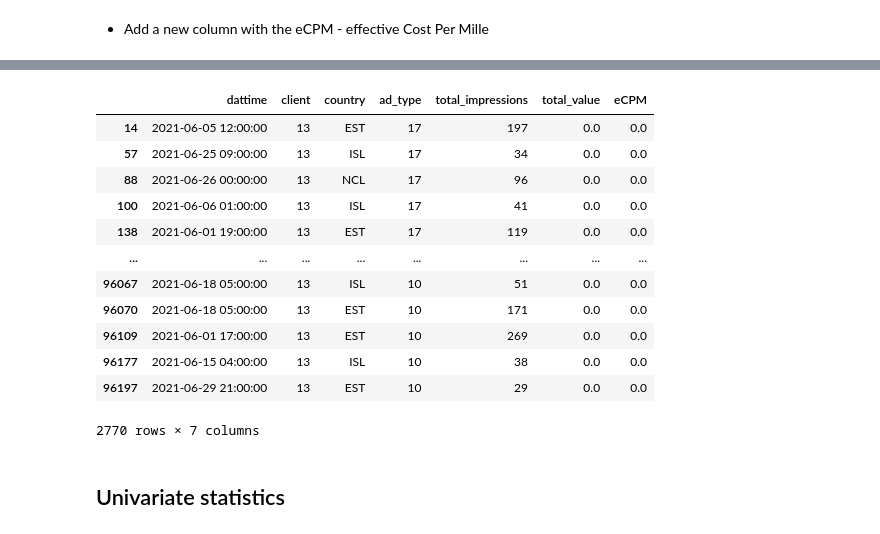
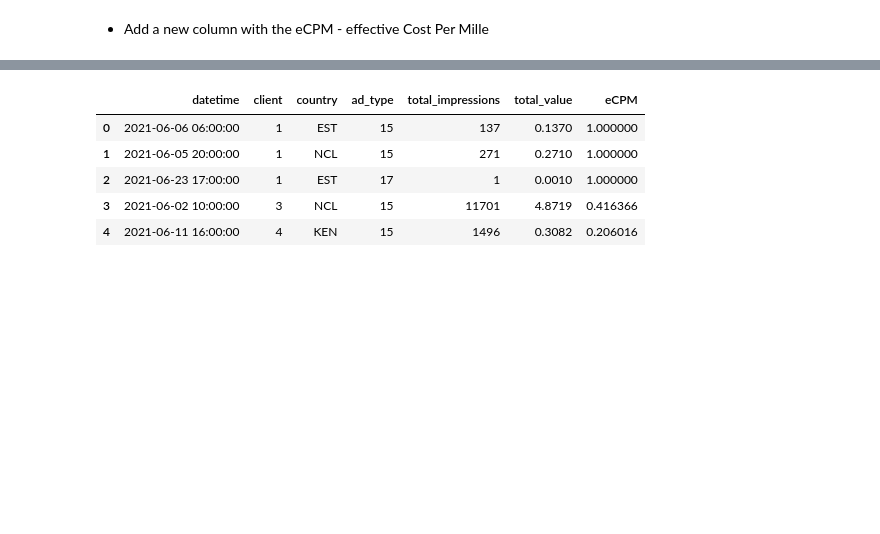
Before and after one commit to pablecastel/ExClick, a Jupyter notebook: Exo_click_test.ipynb, the cells around one changed output, grey strips where cells are left out. Cells and saved outputs as stored; diff of their text form; code cells hidden in the pictures; blank space fills up the shorter version.

```diff
--- a/Exo_click_test.ipynb
+++ b/Exo_click_test.ipynb
@@ -181,0 +226,2 @@ df[df['total_impressions'] < 0]
+# %%
+df = df.drop(df[df['total_value']==df['total_value'].max()].index)
@@ -260,9 +334,11 @@ Int64
 # %%
-#transform 'client' and 'ad_type' to an object:
+# Transform 'client', 'ad_type' and Country to an object:
 
 df['client'] = df['client'].astype('category')
 
 df['ad_type'] = df['ad_type'].astype('category')
+
+df['country'] = df['country'].astype('category')
 # %%
 #Check for the uniqueness in country:
 
@@ -310,0 +391,2 @@ memory usage: 3.9+ MB
+# %%
+df = df.reset_index()
@@ -310,0 +409,2 @@ memory usage: 3.9+ MB
+# %%
+df = df.drop(columns=['index'])
@@ -338,17 +472,9 @@ df['eCPM'] = df.apply(calculate_ecpm, axis=1)
 # %%
+df.head()
 # %% [output]
-|  | dattime | client | country | ad_type | total_impressions | total_value | eCPM |
-| 14 | 2021-06-05 12:00:00 | 13 | EST | 17 | 197 | 0.0 | 0.0 |
-| 57 | 2021-06-25 09:00:00 | 13 | ISL | 17 | 34 | 0.0 | 0.0 |
-| 88 | 2021-06-26 00:00:00 | 13 | NCL | 17 | 96 | 0.0 | 0.0 |
-| 100 | 2021-06-06 01:00:00 | 13 | ISL | 17 | 41 | 0.0 | 0.0 |
-| 138 | 2021-06-01 19:00:00 | 13 | EST | 17 | 119 | 0.0 | 0.0 |
-| ... | ... | ... | ... | ... | ... | ... | ... |
-| 96067 | 2021-06-18 05:00:00 | 13 | ISL | 10 | 51 | 0.0 | 0.0 |
-| 96070 | 2021-06-18 05:00:00 | 13 | EST | 10 | 171 | 0.0 | 0.0 |
-| 96109 | 2021-06-01 17:00:00 | 13 | EST | 10 | 269 | 0.0 | 0.0 |
-| 96177 | 2021-06-15 04:00:00 | 13 | ISL | 10 | 38 | 0.0 | 0.0 |
-| 96197 | 2021-06-29 21:00:00 | 13 | EST | 10 | 29 | 0.0 | 0.0 |
+|  | datetime | client | country | ad_type | total_impressions | total_value | eCPM |
+| 0 | 2021-06-06 06:00:00 | 1 | EST | 15 | 137 | 0.1370 | 1.000000 |
+| 1 | 2021-06-05 20:00:00 | 1 | NCL | 15 | 271 | 0.2710 | 1.000000 |
+| 2 | 2021-06-23 17:00:00 | 1 | EST | 17 | 1 | 0.0010 | 1.000000 |
+| 3 | 2021-06-02 10:00:00 | 3 | NCL | 15 | 11701 | 4.8719 | 0.416366 |
+| 4 | 2021-06-11 16:00:00 | 4 | KEN | 15 | 1496 | 0.3082 | 0.206016 |
-2770 rows × 7 columns
-# %% [markdown]
-## Univariate statistics
```
Also changed, not shown: parts of 48 cells of this notebook, 2 other files.
